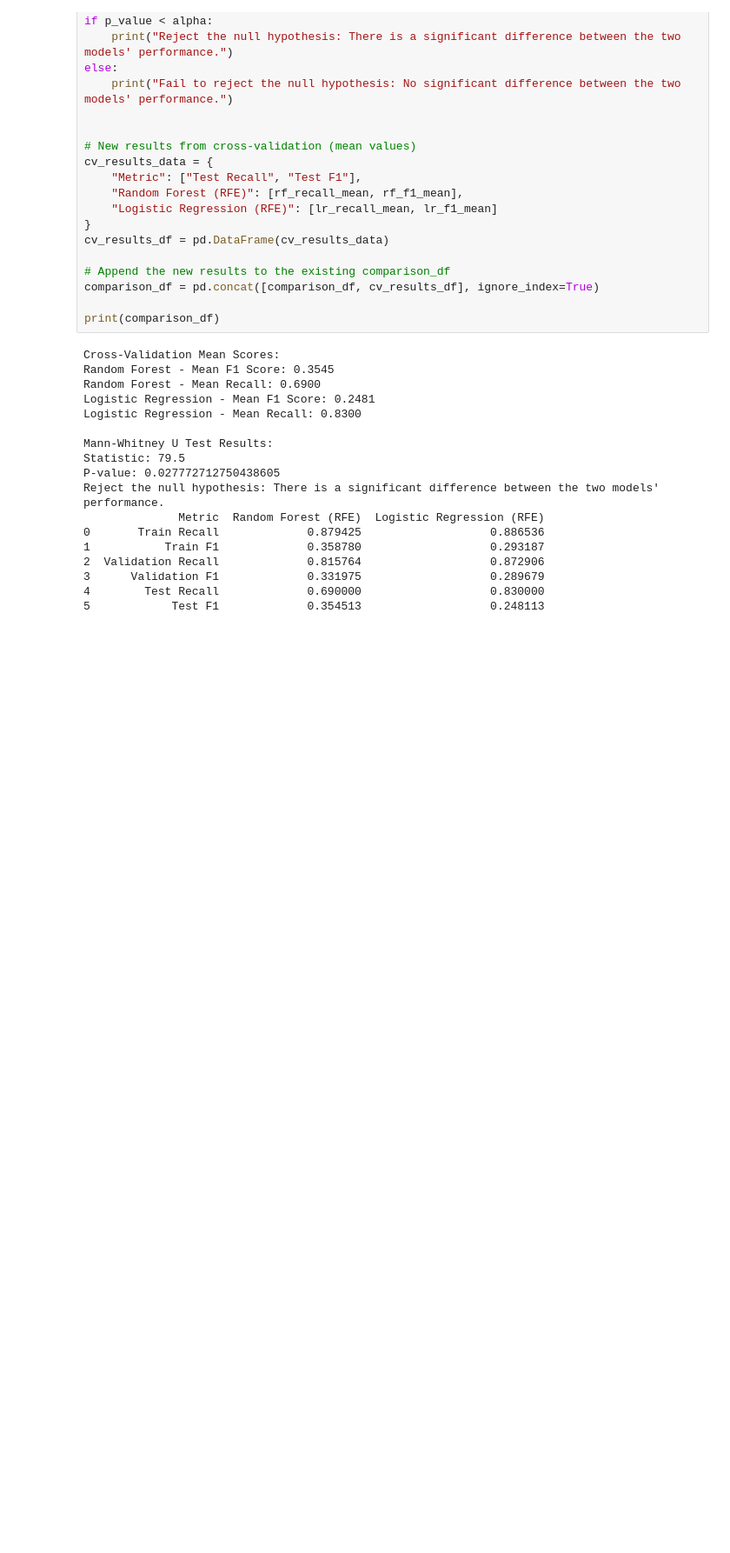
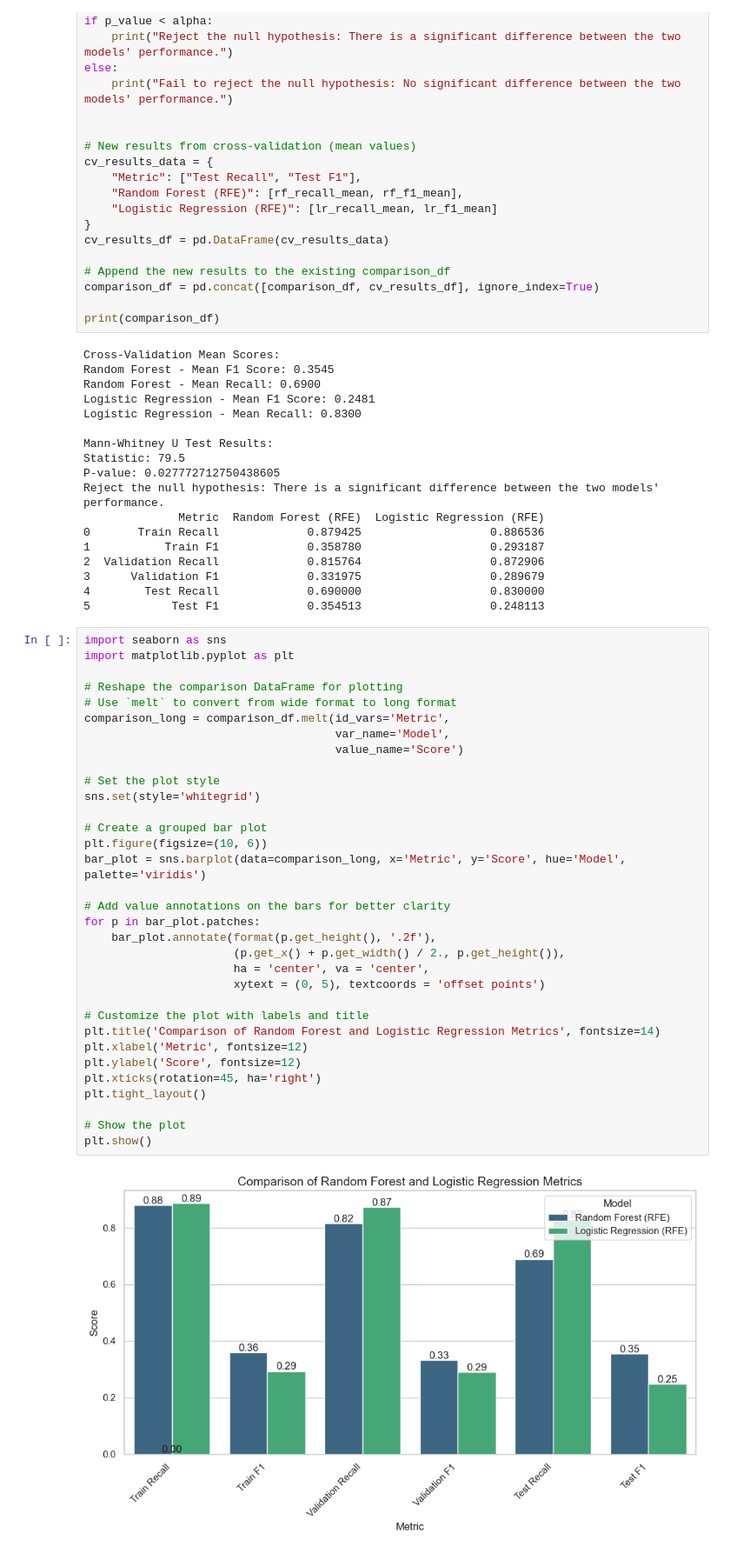
Before and after one commit to camilouribeg/DS4I-Project, a Jupyter notebook: notebooks/modeling_results.ipynb, the cells around one changed output. Shown at 87% size. Cells and saved outputs as stored; diff of their text form; blank space fills up the shorter version.

Commit message:
Modified the final commit with final comparison plot.

```diff
--- a/notebooks/modeling_results.ipynb
+++ b/notebooks/modeling_results.ipynb
@@ -990,3 +990,38 @@ Reject the null hypothesis: There is a significant difference between the two mo
 3      Validation F1             0.331975                   0.289679
 4        Test Recall             0.690000                   0.830000
 5            Test F1             0.354513                   0.248113
+# %%
+import seaborn as sns
+import matplotlib.pyplot as plt
+
+# Reshape the comparison DataFrame for plotting
+# Use `melt` to convert from wide format to long format
+comparison_long = comparison_df.melt(id_vars='Metric',
+                                     var_name='Model',
+                                     value_name='Score')
+
+# Set the plot style
+sns.set(style='whitegrid')
+
+# Create a grouped bar plot
+plt.figure(figsize=(10, 6))
+bar_plot = sns.barplot(data=comparison_long, x='Metric', y='Score', hue='Model', palette='viridis')
+
+# Add value annotations on the bars for better clarity
+for p in bar_plot.patches:
+    bar_plot.annotate(format(p.get_height(), '.2f'),
+                      (p.get_x() + p.get_width() / 2., p.get_height()),
+                      ha = 'center', va = 'center',
+                      xytext = (0, 5), textcoords = 'offset points')
+
+# Customize the plot with labels and title
+plt.title('Comparison of Random Forest and Logistic Regression Metrics', fontsize=14)
+plt.xlabel('Metric', fontsize=12)
+plt.ylabel('Score', fontsize=12)
+plt.xticks(rotation=45, ha='right')
+plt.tight_layout()
+
+# Show the plot
+plt.show()
+# %% [output]
+[figure, added]
```
